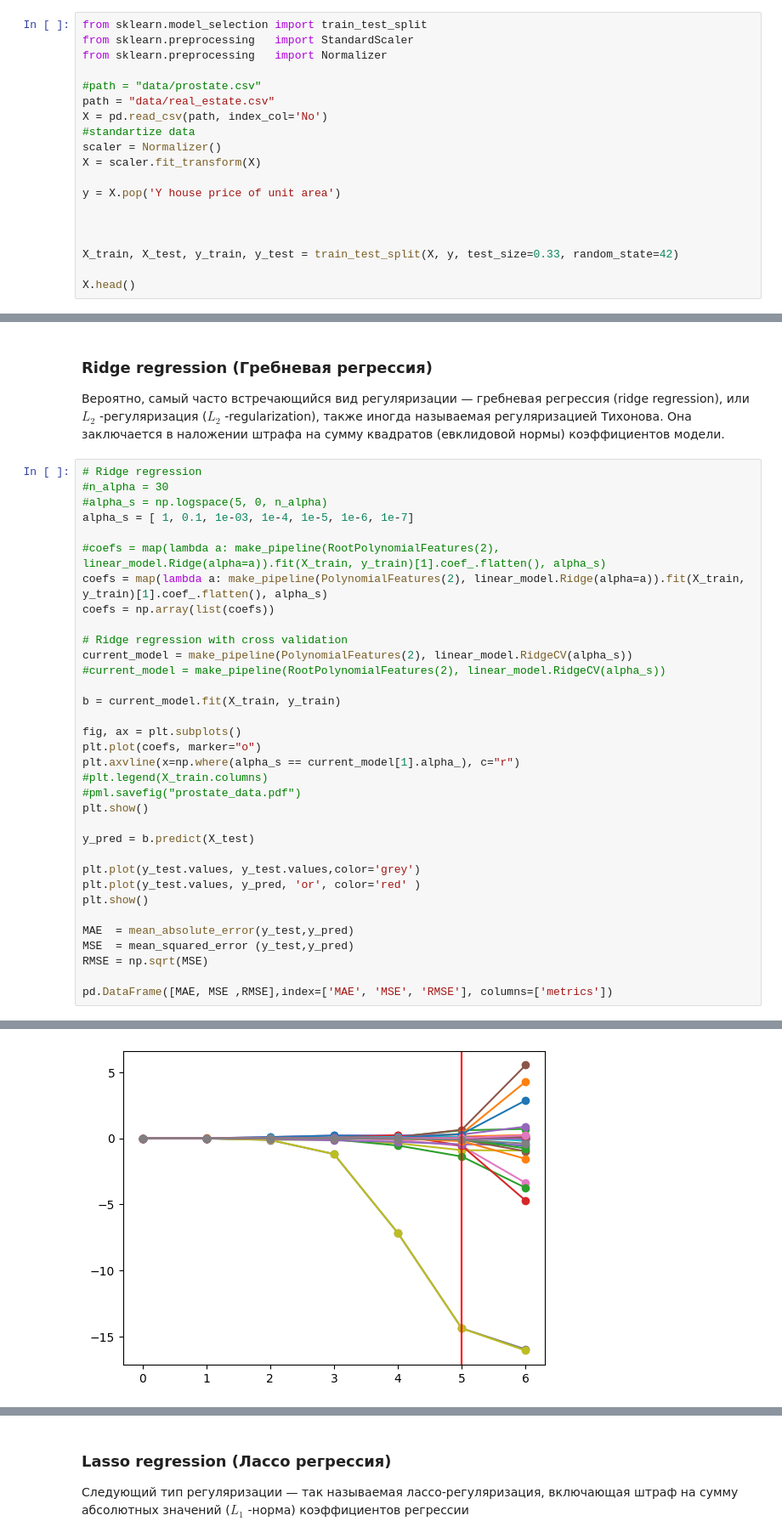
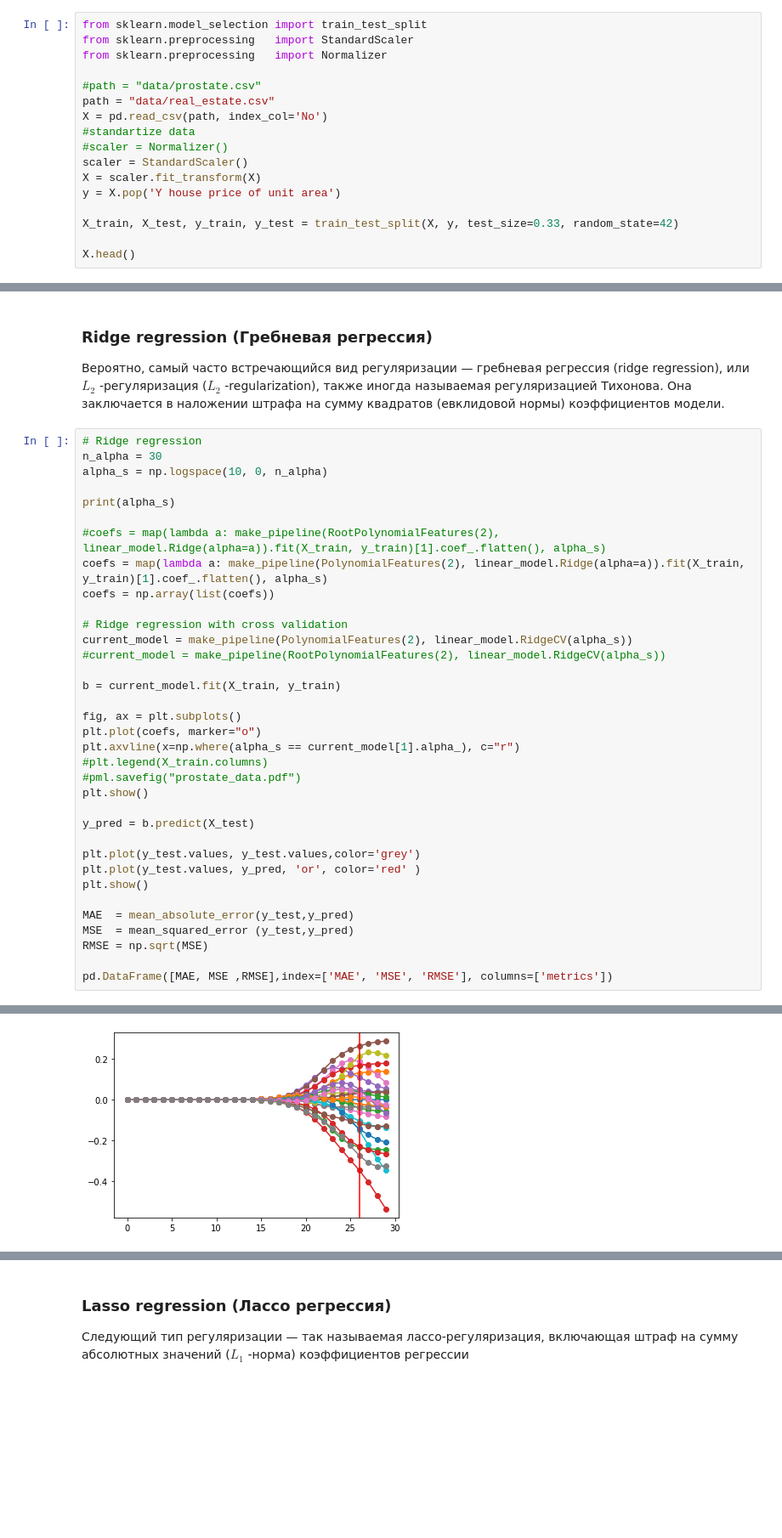
Before and after one commit to SergeyMalashenko/MachineLearning_Summer_2023, a Jupyter notebook: seminars/09/seminar_9.ipynb, the cells around one changed output, grey strips where cells are left out. Shown at 85% size. Cells and saved outputs as stored; diff of their text form; blank space fills up the shorter version.

```diff
--- a/seminars/09/seminar_9.ipynb
+++ b/seminars/09/seminar_9.ipynb
@@ -48,12 +48,10 @@ from sklearn.preprocessing   import Normalizer
 path = "data/real_estate.csv"
 X = pd.read_csv(path, index_col='No')
 #standartize data
-scaler = Normalizer()
+#scaler = Normalizer()
+scaler = StandardScaler()
 X = scaler.fit_transform(X)
-
 y = X.pop('Y house price of unit area')
-
-
 
 X_train, X_test, y_train, y_test = train_test_split(X, y, test_size=0.33, random_state=42)
 
@@ -296,9 +297,10 @@ pd.DataFrame([MAE, MSE ,RMSE],index=['MAE', 'MSE', 'RMSE'], columns=['metrics'])
 Вероятно, самый часто встречающийся вид регуляризации — гребневая регрессия (ridge regression), или $L_2$ -регуляризация ($L_2$ -regularization), также иногда называемая регуляризацией Тихонова. Она заключается в наложении штрафа на сумму квадратов (евклидовой нормы) коэффициентов модели.
 # %%
 # Ridge regression
-#n_alpha = 30
-#alpha_s = np.logspace(5, 0, n_alpha)
-alpha_s = [ 1, 0.1, 1e-03, 1e-4, 1e-5, 1e-6, 1e-7]
+n_alpha = 30
+alpha_s = np.logspace(10, 0, n_alpha)
+
+print(alpha_s)
 
 #coefs = map(lambda a: make_pipeline(RootPolynomialFeatures(2), linear_model.Ridge(alpha=a)).fit(X_train, y_train)[1].coef_.flatten(), alpha_s)
 coefs = map(lambda a: make_pipeline(PolynomialFeatures(2), linear_model.Ridge(alpha=a)).fit(X_train, y_train)[1].coef_.flatten(), alpha_s)
@@ -332 +342 @@ pd.DataFrame([MAE, MSE ,RMSE],index=['MAE', 'MSE', 'RMSE'], columns=['metrics'])
-[figure, old version]
+[figure, new version]
```
Also changed, not shown: parts of 35 cells of this notebook, 4 other files.
